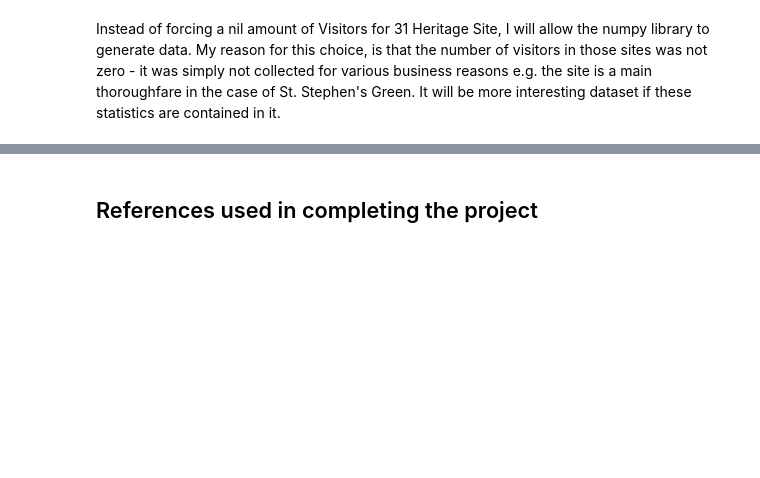
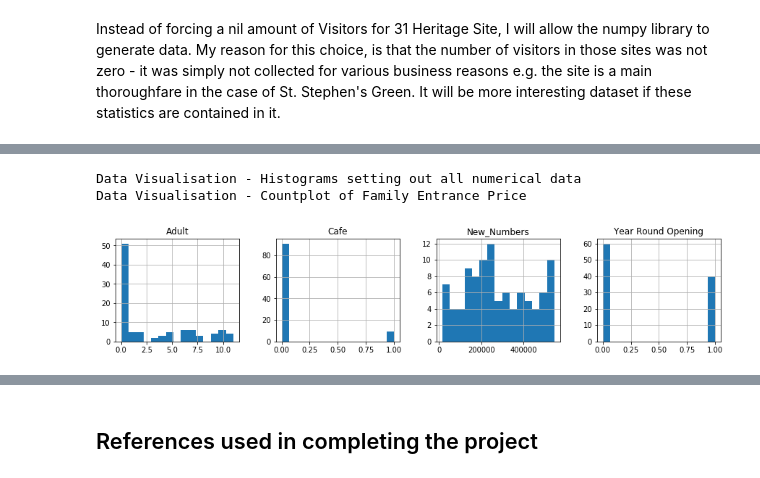
Before and after one commit to ClodaghMurphy/ProgDA_ProjectDec2019, a Jupyter notebook: ProgDA_ProjectDec2019.ipynb, the cells around one changed output, grey strips where cells are left out. Saved outputs shown, nothing was run; the diff lists cells and outputs as text; code cells hidden in the pictures; blank space fills up the shorter version.

```diff
--- a/ProgDA_ProjectDec2019.ipynb
+++ b/ProgDA_ProjectDec2019.ipynb
@@ -135,7 +137,7 @@ df1 = pd.DataFrame((np.random.permutation(New_Names)), columns = ['New_Names'])
 Regions = (["Dublin", "Midlands & East Coast", "North-West", "Shannon", "South-East", "South-West", "West"])
 #When 100 is entered into the argument, 100 selections are output
 #Calling pd.Dataframe ensures the output is in a datafame format
-df2 = pd.DataFrame(np.random.choice(Regions, 100))
+df2 = pd.DataFrame((np.random.choice(Regions, 100)), columns = ['Region'])
 #df2
 # %% [markdown]
 ### Synthesise random data for the number of visitors from integers that range from 0 - 553348
@@ -209,12 +206,10 @@ In the original dataset, 9 out of 100 Heritage Sites have a Cafe on site
+# %%
+#Code adapted from https://docs.scipy.org/doc/numpy-1.15.0/reference/generated/numpy.random.binomial.html
+n, p = 1, .09  # number of trials, probability of each trial is 9/100
+df5 = pd.DataFrame((np.random.binomial(n, p, 100)), columns = ['Cafe'])
+#df5
 # %%
 #Code adapted from https://docs.scipy.org/doc/numpy-1.15.0/reference/generated/numpy.random.binomial.html
-n, p = 1, .42  # number of trials, probability of each trial
-df9 = pd.DataFrame(np.random.binomial(n, p, 100))
-df9
-
-
-#allocate 100 instances of cafe
-#cafe = ["Yes", "No"]#create list of options for gender
-
-#df9 = pd.DataFrame(np.random.choice(cafe, 100))#generate 100 random selections of gender
-#df9
+n, p = 1, .42  # number of trials, probability of each trial is 42/100
+df6 = pd.DataFrame((np.random.binomial(n, p, 100)), columns = ['Year Round Opening'])
+#df6
@@ -240,4 +216,4 @@ df9
 # %%
 #Code adapted from https://stackoverflow.com/questions/28135436/concatenate-rows-of-two-dataframes-in-pandas
-New_Dataset = pd.concat([New_Names,df2, df3, df4, df5,df6, df7, df8], axis=1)
-#New_Dataset
+New_Dataset = pd.concat([New_Names,df2, df3, df4, df5, df6,], axis=1)
+New_Dataset
@@ -243,0 +327,18 @@ New_Dataset = pd.concat([New_Names,df2, df3, df4, df5,df6, df7, df8], axis=1)
+# %%
+#code adapted from https://towardsdatascience.com/how-to-perform-exploratory-data-analysis-with-seaborn-97e3413e841d
+New_Dataset.hist(bins=15, figsize=(15, 6), layout=(2, 4));
+print ("Data Visualisation - Histograms setting out all numerical data")
+
+sns.countplot(New_Dataset["New_Numbers"]);
+
+
+#**Comment** When the bin containing the large number of free entry sites(51%) is not taken into account, the distribution of the fee paying sites can be said to have a roughly normal distribution.
+#That is
+#>it has a bell shape, the mean and median are equal, and
+#>68% of the data falls within 1 standard deviation.
+
+#Source: [Khanacademy.org](https://www.khanacademy.org/math/statistics-probability/modeling-distributions-of-data/normal-distributions-library/a/normal-distributions-review)
+# %% [output]
+Data Visualisation - Histograms setting out all numerical data
+Data Visualisation - Countplot of Family Entrance Price
+[figure, added]
```
Also changed, not shown: parts of 21 cells of this notebook.
